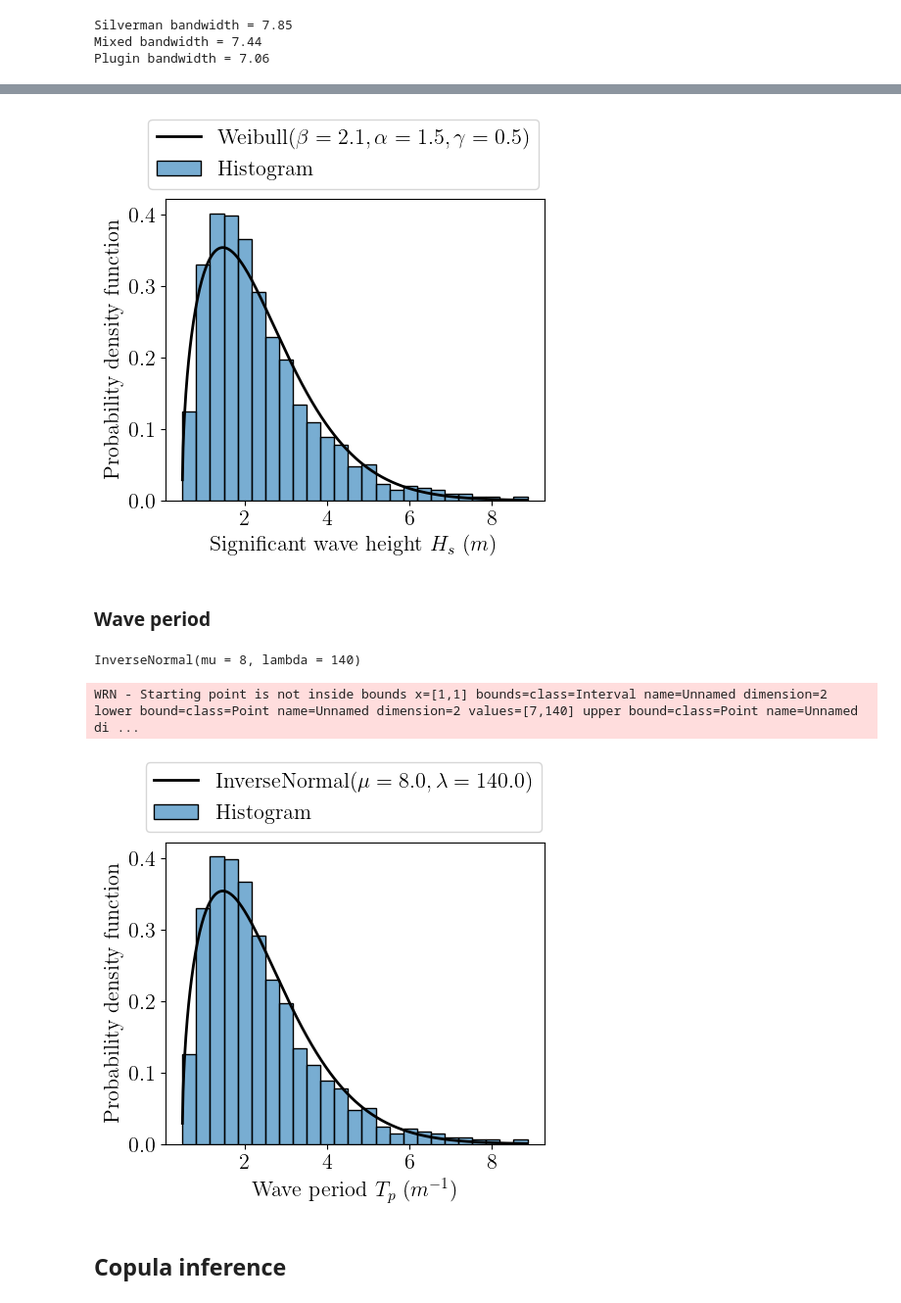
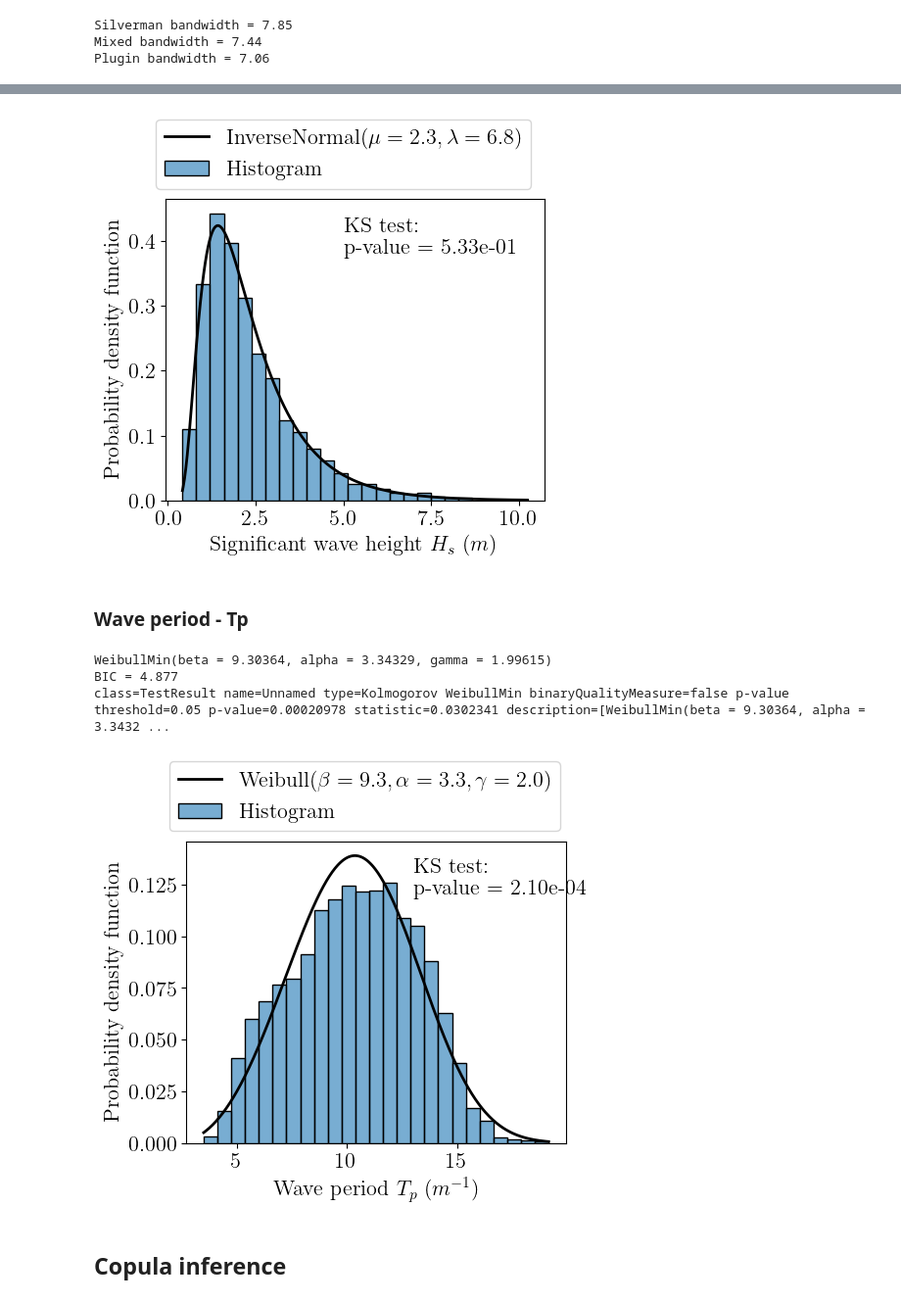
Before and after one commit to efekhari27/thesis, a Jupyter notebook: numerical_experiments/chapter3/south_brittany_inference.ipynb, the cells around one changed output, grey strips where cells are left out. Shown at 98% size. Drawn from its saved outputs; the diff is of its cells as text; code cells hidden in the pictures.

```diff
--- a/numerical_experiments/chapter3/south_brittany_inference.ipynb
+++ b/numerical_experiments/chapter3/south_brittany_inference.ipynb
@@ -27,7 +28,7 @@ rc('xtick', labelsize=16)# Set the font size for x tick labels
 rc('ytick', labelsize=16)# Set the font size for y tick labels
 rc('legend', fontsize=16)# Set the legend font size
 # %%
-N = 1000
+N = 5000
 data = pd.read_csv("./data/wind_waves_ANEMOC_1H.csv", index_col=0)
 data = data.iloc[:N]
 # usually the convention considers 0° for wind blowing to the north
@@ -199,47 +220,55 @@ pdf = fitted_Hs.computePDF(xplot)
 params = fitted_Hs.getParameter()
 # Visu
 plt.figure(figsize=(5, 4))
-plt.plot(xplot, pdf, color='k', linewidth=2., label=f'Weibull($\\beta={params[0]:.1f}, \\alpha={params[1]:.1f}, \\gamma={params[2]:.1f}$)')
+plt.plot(xplot, pdf, color='k', linewidth=2., label=f'InverseNormal($\\mu={params[0]:.1f}, \\lambda={params[1]:.1f}$)')
 sns.histplot(data=data, x='Hs (m)', bins=25, stat="density", alpha=0.6, label='Histogram')
+plt.text(5, 0.38, f'KS test: \np-value = {KS_results.getPValue():.2e}')
 plt.xlabel('Significant wave height $H_s$ ($m$)')
 plt.ylabel('Probability density function')
 plt.legend(bbox_to_anchor=(0.47, 1.3), loc='upper center', ncol=1, columnspacing=1.2)
-plt.savefig("figures/Hs_distribution_SB.png", bbox_inches='tight', dpi=300, transparent=True);
+plt.savefig("figures/Hs_distribution_SB.png", bbox_inches='tight', dpi=300);
 # %% [output]
-[figure, old version]
+[figure, new version]
 # %% [markdown]
-### Wave period
+### Wave period - Tp
 # %%
-factory = ot.MaximumLikelihoodFactory(ot.InverseNormal())
+factory = ot.MaximumLikelihoodFactory(ot.WeibullMin())
 # Give bounds for the optimization
-lowerBound=[7., 140.0]
-upperBound=[8., 150.0]
-bounds = ot.Interval(lowerBound, upperBound, [True,True], [True,True])
+lowerBound=[1., 1., 0.0]
+upperBound=[15.0, 5.0, 3.0]
+bounds = ot.Interval(lowerBound, upperBound, [True,True,True], [True,True,True])
 factory.setOptimizationBounds(bounds)
 # Set the starting point for the optimization
 solver = factory.getOptimizationAlgorithm()
-solver.setStartingPoint([7.5, 145.])
+solver.setStartingPoint([5., 1., 2.])
 # solve the distribution
 fitted_Tp = factory.build(sample_Tp)
 print(fitted_Tp)
+# BIC
+print(f"BIC = {ot.FittingTest.BIC(sample_Tp, fitted_Tp):.3f}")
+# KS testing
+KS_results = ot.FittingTest.Kolmogorov(sample_Tp, fitted_Tp)
+print(KS_results)
 # %% [output]
-InverseNormal(mu = 8, lambda = 140)
+WeibullMin(beta = 9.30364, alpha = 3.34329, gamma = 1.99615)
+BIC = 4.877
+class=TestResult name=Unnamed type=Kolmogorov WeibullMin binaryQualityMeasure=false p-value threshold=0.05 p-value=0.00020978 statistic=0.0302341 description=[WeibullMin(beta = 9.30364, alpha = 3.3432 ...
-WRN - Starting point is not inside bounds x=[1,1] bounds=class=Interval name=Unnamed dimension=2 lower bound=class=Point name=Unnamed dimension=2 values=[7,140] upper bound=class=Point name=Unnamed di ...
 # %%
-serie = data['Hs (m)'].values
+serie = data['Tp (s)'].values
 xplot = np.linspace(serie.min(), serie.max(), 500).reshape(-1, 1)
-pdf = fitted_Hs.computePDF(xplot)
+pdf = fitted_Tp.computePDF(xplot)
 params = fitted_Tp.getParameter()
 # Visu
 plt.figure(figsize=(5, 4))
-plt.plot(xplot, pdf, color='k', linewidth=2., label=f'InverseNormal($\\mu={params[0]:.1f}, \\lambda={params[1]:.1f}$)')
-sns.histplot(data=data, x='Hs (m)', bins=25, stat="density", alpha=0.6, label='Histogram',zorder=0)
+plt.plot(xplot, pdf, color='k', linewidth=2., label=f'Weibull($\\beta={params[0]:.1f}, \\alpha={params[1]:.1f}, \\gamma={params[2]:.1f}$)')
+sns.histplot(data=data, x='Tp (s)', bins=25, stat="density", alpha=0.6, label='Histogram',zorder=0)
+plt.text(13, 0.12, f'KS test: \np-value = {KS_results.getPValue():.2e}')
 plt.xlabel('Wave period $T_p$ ($m^{-1}$)')
 plt.ylabel('Probability density function')
 plt.legend(bbox_to_anchor=(0.47, 1.3), loc='upper center', ncol=1, columnspacing=1.2)
-plt.savefig("figures/Tp_distribution_SB.png", bbox_inches='tight', dpi=300, transparent=True);
+plt.savefig("figures/Tp_distribution_SB.png", bbox_inches='tight', dpi=300);
 # %% [output]
-[figure, old version]
+[figure, new version]
 # %% [markdown]
 ## Copula inference
 # %%
```
Also changed, not shown: parts of 19 cells of this notebook, 14 other files.
